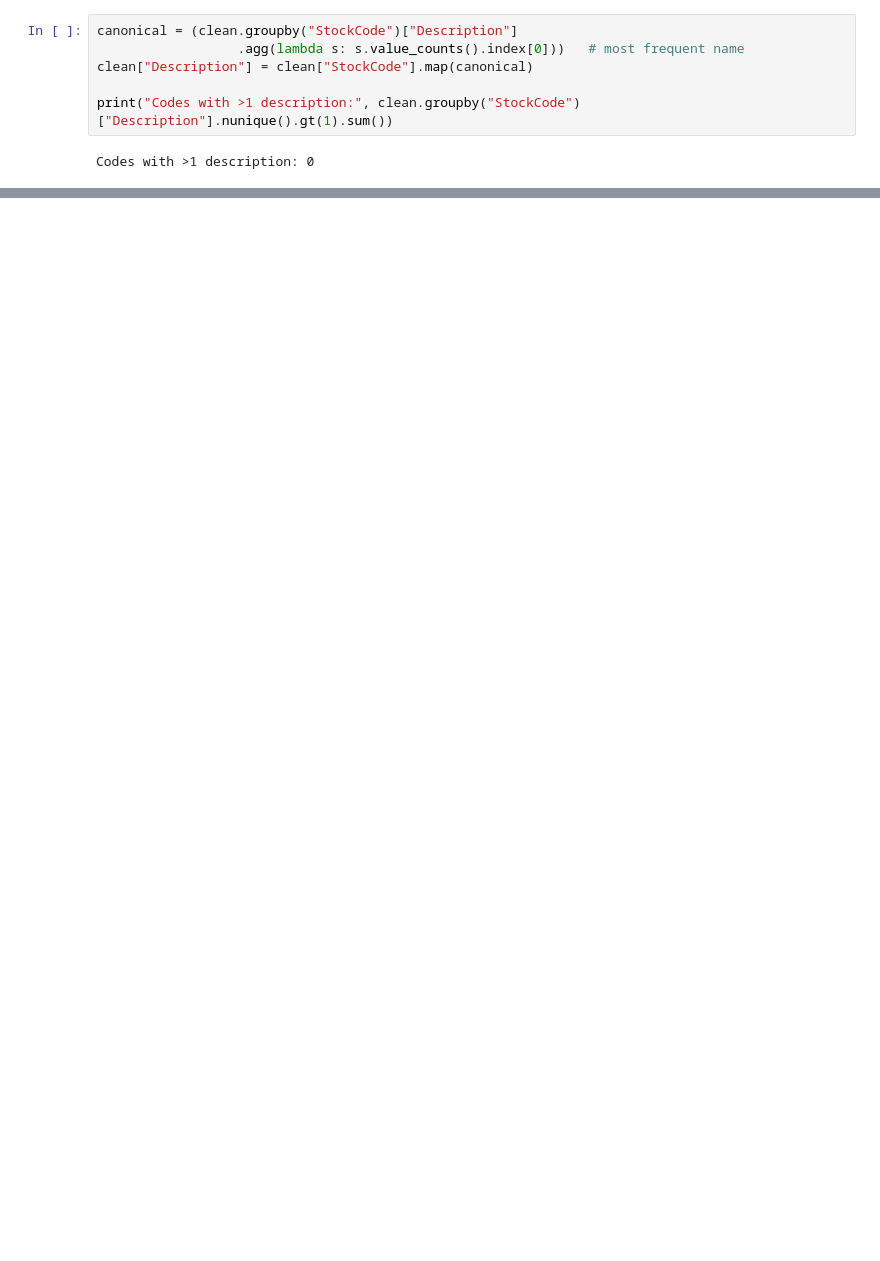
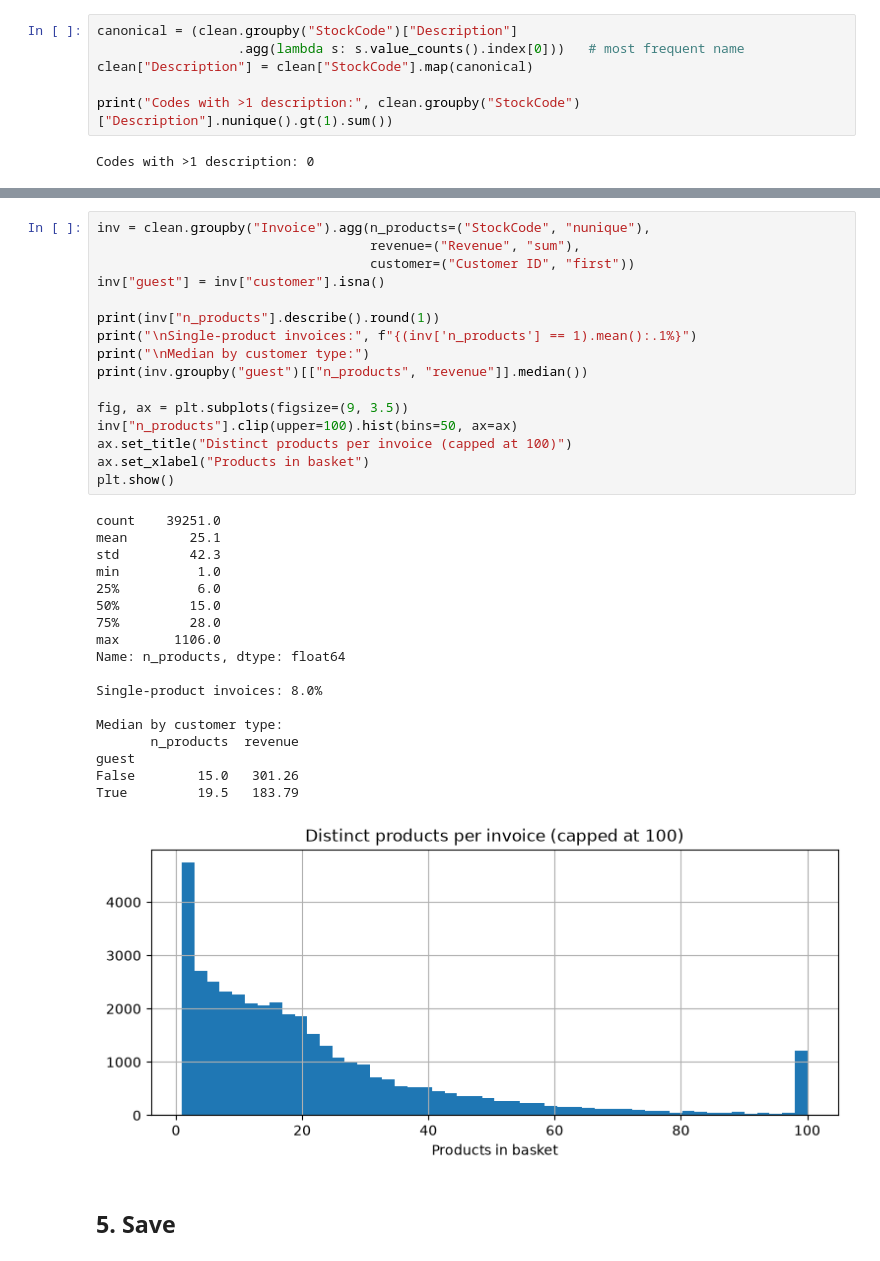
Before and after one commit to Ysharbat/market-basket-next-product, a Jupyter notebook: notebooks/01_cleaning_eda.ipynb, the cells around one changed output, grey strips where cells are left out. Saved outputs shown, nothing was run; the diff lists cells and outputs as text; blank space fills up the shorter version.

```diff
--- a/notebooks/01_cleaning_eda.ipynb
+++ b/notebooks/01_cleaning_eda.ipynb
@@ -425,3 +589,40 @@ Name: count, dtype: int64[pyarrow]
+# %%
+inv = clean.groupby("Invoice").agg(n_products=("StockCode", "nunique"),
+                                   revenue=("Revenue", "sum"),
+                                   customer=("Customer ID", "first"))
+inv["guest"] = inv["customer"].isna()
+
+print(inv["n_products"].describe().round(1))
+print("\nSingle-product invoices:", f"{(inv['n_products'] == 1).mean():.1%}")
+print("\nMedian by customer type:")
+print(inv.groupby("guest")[["n_products", "revenue"]].median())
+
+fig, ax = plt.subplots(figsize=(9, 3.5))
+inv["n_products"].clip(upper=100).hist(bins=50, ax=ax)
+ax.set_title("Distinct products per invoice (capped at 100)")
+ax.set_xlabel("Products in basket")
+plt.show()
+# %% [output]
+count    39251.0
+mean        25.1
+std         42.3
+min          1.0
+25%          6.0
+50%         15.0
+75%         28.0
+max       1106.0
+Name: n_products, dtype: float64
+
+Single-product invoices: 8.0%
+
+Median by customer type:
+       n_products  revenue
+guest
+False        15.0   301.26
+True         19.5   183.79
+[figure, added]
+# %% [markdown]
+## 5. Save
 # %%
 PROCESSED_DIR.mkdir(parents=True, exist_ok=True)
 clean.to_parquet(PROCESSED_DIR / "online_retail_clean.parquet", index=False)
```
Also changed, not shown: parts of 34 cells of this notebook.
